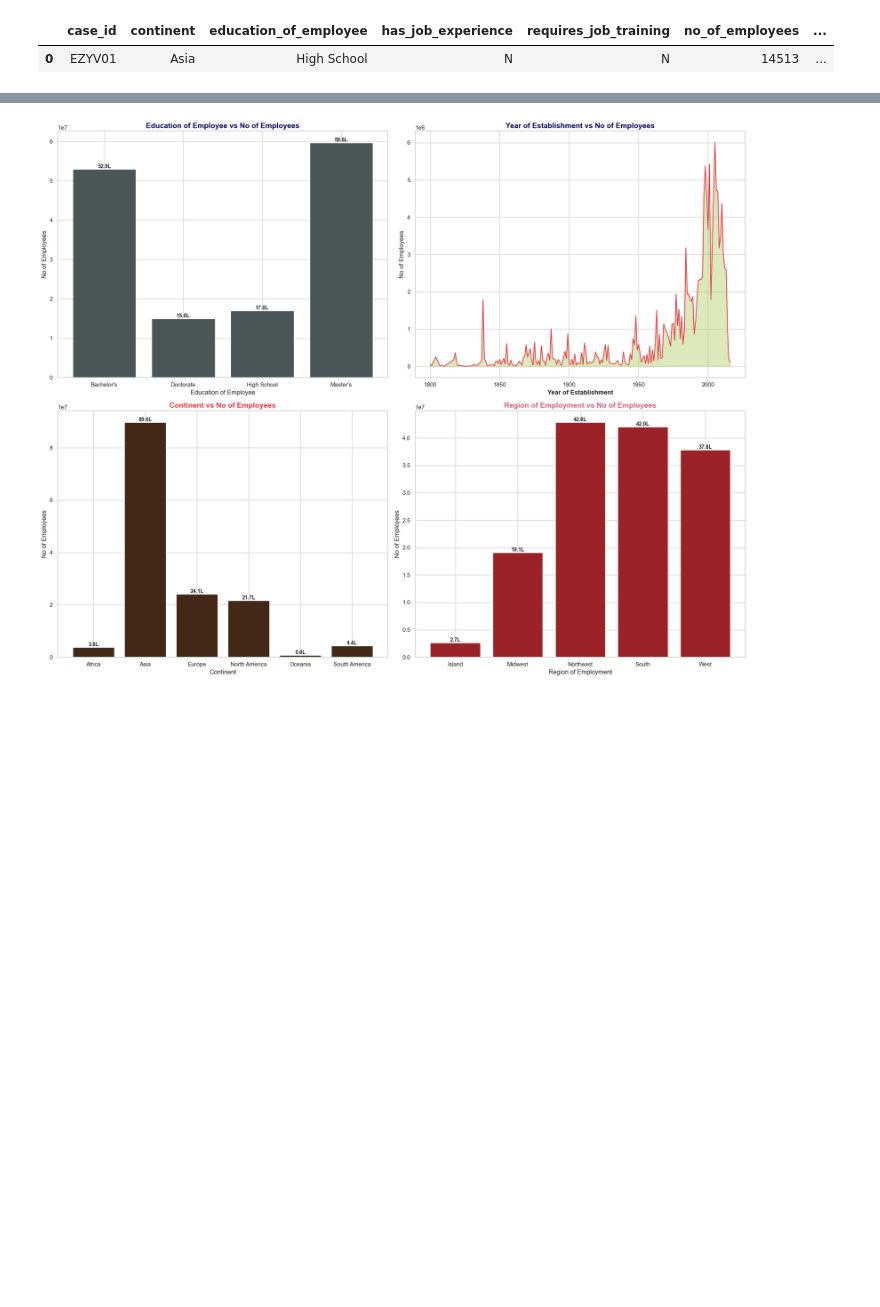
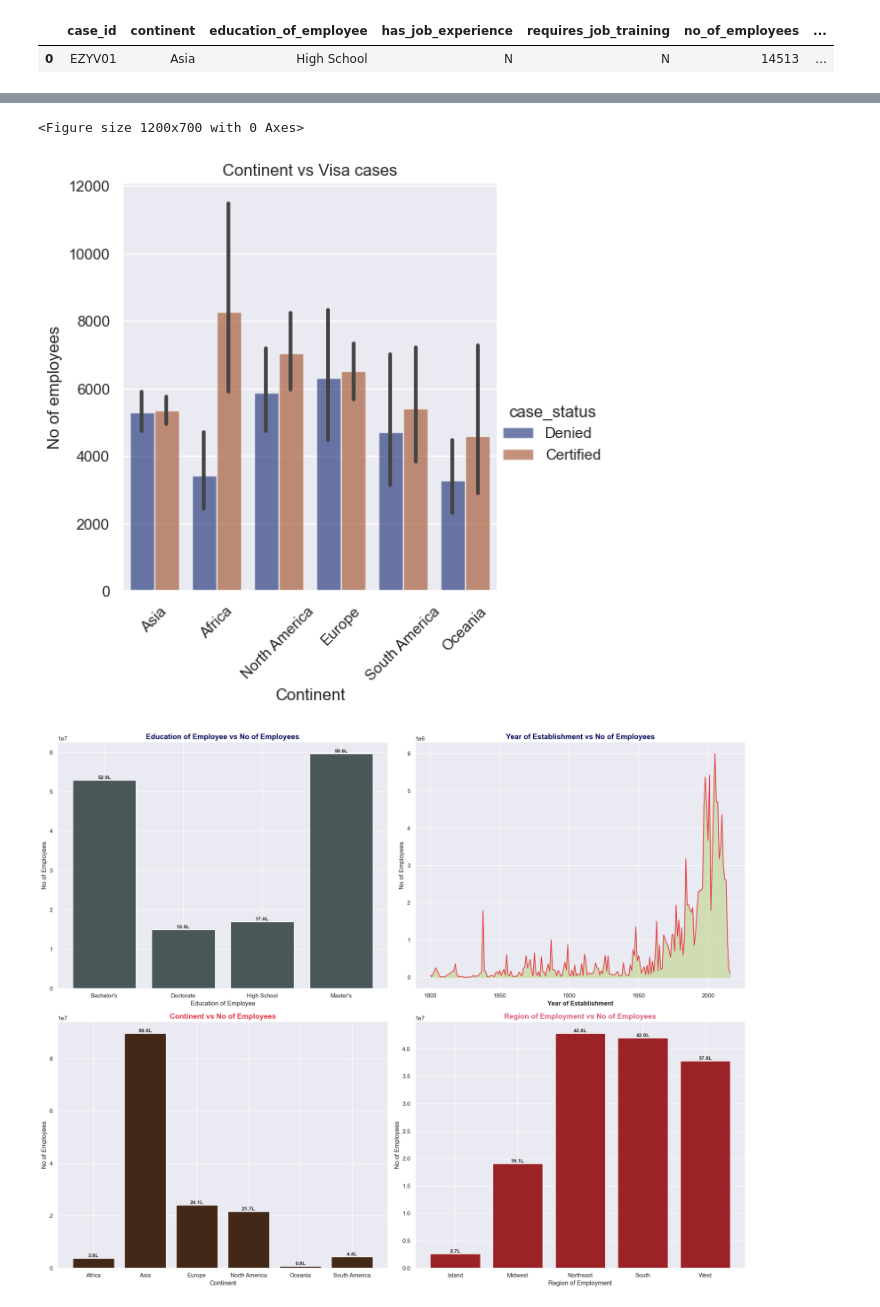
Before and after one commit to Vinodkumar-yerraballi/USA-Visa-Status-Project, a Jupyter notebook: notebook/EDA.ipynb, the cells around one changed output, grey strips where cells are left out. Cells and saved outputs as stored; diff of their text form; code cells hidden in the pictures; blank space fills up the shorter version.

```diff
--- a/notebook/EDA.ipynb
+++ b/notebook/EDA.ipynb
@@ -62 +72,14 @@ data.head(1)
+# %%
+# Which country mostly declained the visa status
+sns.set_theme(style='darkgrid')
+plt.figure(figsize=(12,7))
+sns.catplot(data=data,x='continent',y='no_of_employees',hue='case_status',kind='bar',palette="dark", alpha=.6)
+plt.title("Continent vs Visa cases")
+plt.xticks(rotation=45)
+plt.xlabel("Continent")
+plt.ylabel('No of employees')
+plt.show()
+# %% [output]
+<Figure size 1200x700 with 0 Axes>
+[figure, added]
 # %%
```
Also changed, not shown: parts of 3 cells of this notebook.
